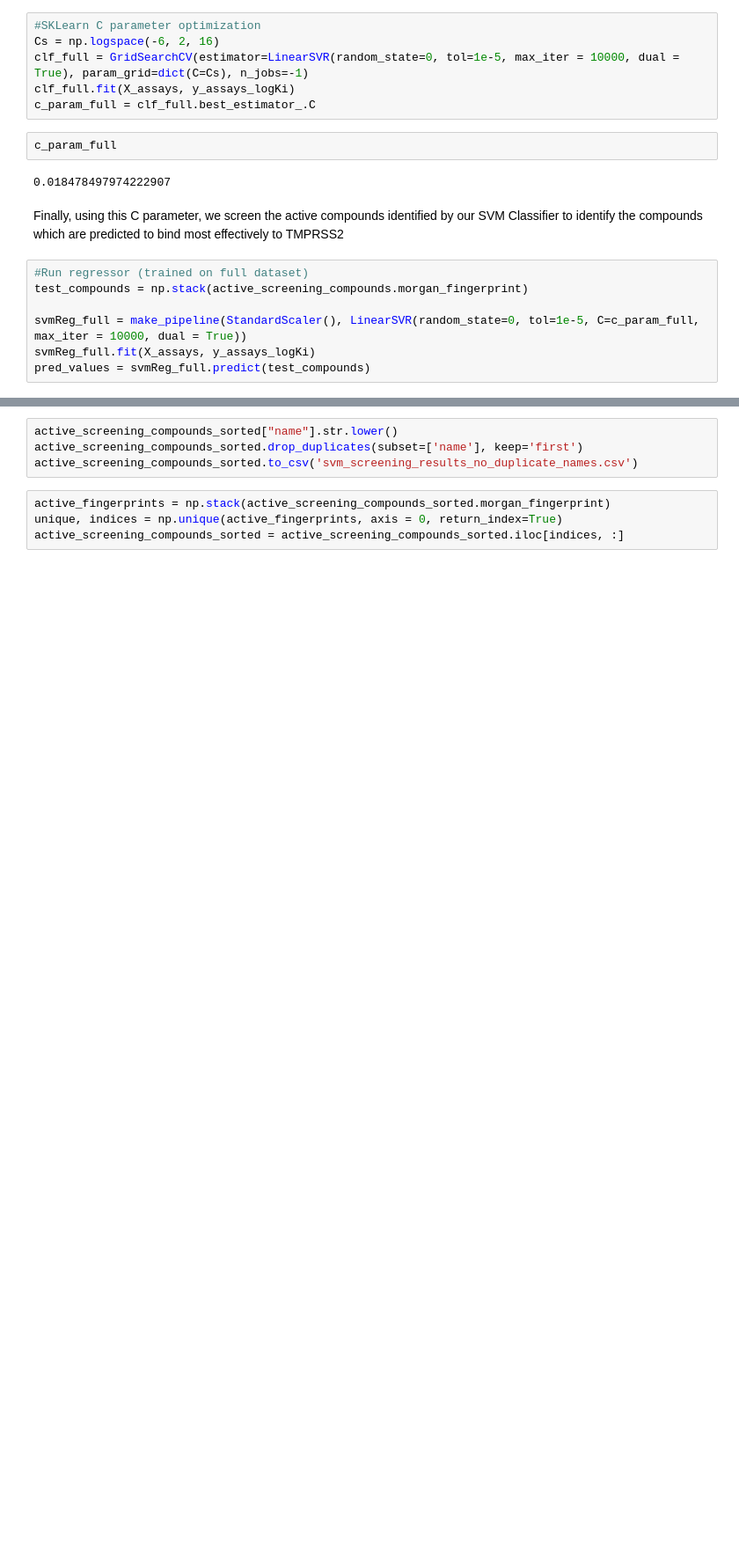
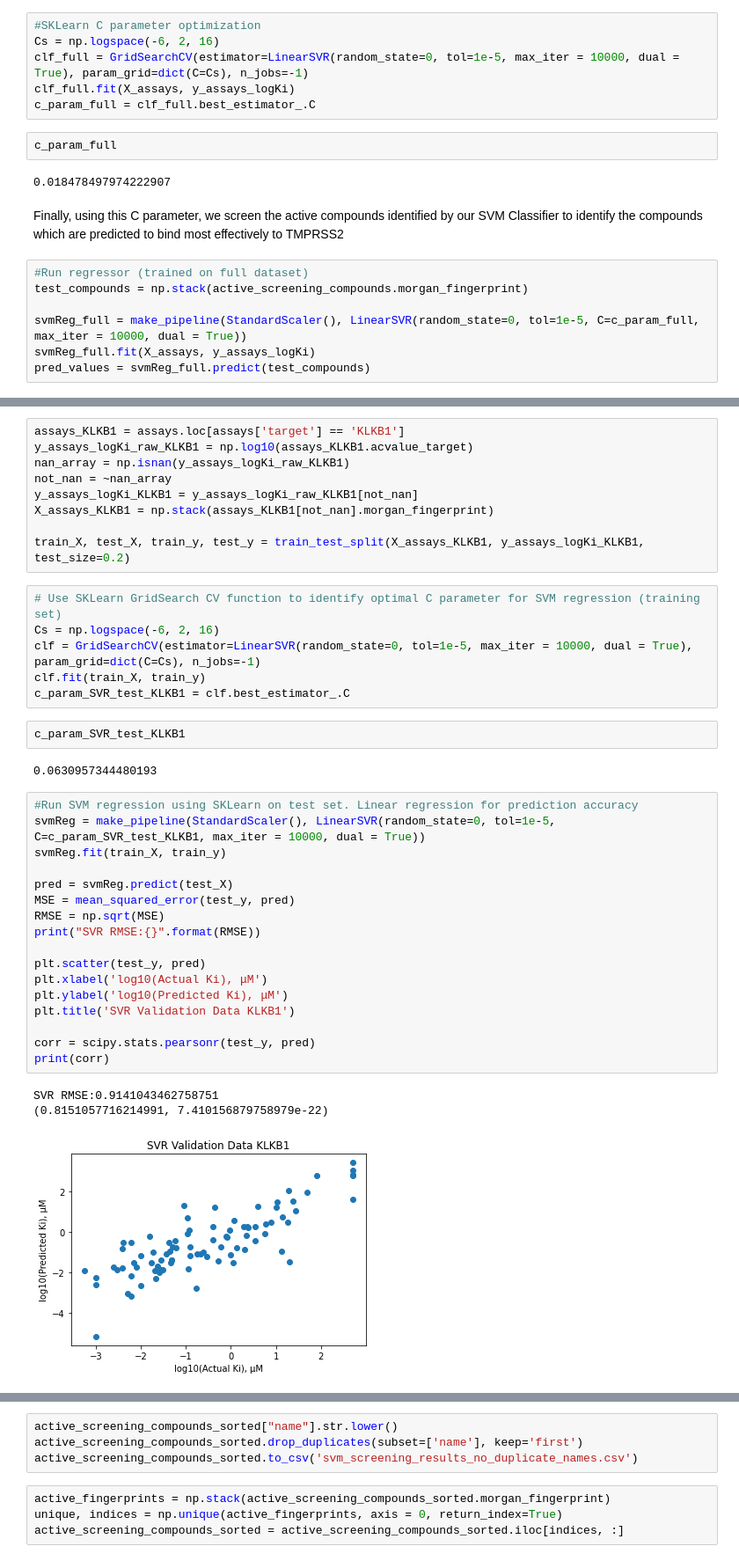
Before and after one commit to srensi/tmprss2, a Jupyter notebook: notebooks/TMPRSS2_SVM.ipynb, the cells around one changed output, grey strips where cells are left out. Shown at 88% size. Drawn from its saved outputs; the diff is of its cells as text; blank space fills up the shorter version.

```diff
--- a/notebooks/TMPRSS2_SVM.ipynb
+++ b/notebooks/TMPRSS2_SVM.ipynb
@@ -239,0 +239,40 @@ Text(0.5, 1.0, 'Predicted Ki Values of Potentially-Active Compounds')
+# %%
+assays_KLKB1 = assays.loc[assays['target'] == 'KLKB1']
+y_assays_logKi_raw_KLKB1 = np.log10(assays_KLKB1.acvalue_target)
+nan_array = np.isnan(y_assays_logKi_raw_KLKB1)
+not_nan = ~nan_array
+y_assays_logKi_KLKB1 = y_assays_logKi_raw_KLKB1[not_nan]
+X_assays_KLKB1 = np.stack(assays_KLKB1[not_nan].morgan_fingerprint)
+
+train_X, test_X, train_y, test_y = train_test_split(X_assays_KLKB1, y_assays_logKi_KLKB1, test_size=0.2)
+# %%
+# Use SKLearn GridSearch CV function to identify optimal C parameter for SVM regression (training set)
+Cs = np.logspace(-6, 2, 16)
+clf = GridSearchCV(estimator=LinearSVR(random_state=0, tol=1e-5, max_iter = 10000, dual = True), param_grid=dict(C=Cs), n_jobs=-1)
+clf.fit(train_X, train_y)
+c_param_SVR_test_KLKB1 = clf.best_estimator_.C
+# %%
+c_param_SVR_test_KLKB1
+# %% [output]
+0.0630957344480193
+# %%
+#Run SVM regression using SKLearn on test set. Linear regression for prediction accuracy
+svmReg = make_pipeline(StandardScaler(), LinearSVR(random_state=0, tol=1e-5, C=c_param_SVR_test_KLKB1, max_iter = 10000, dual = True))
+svmReg.fit(train_X, train_y)
+
+pred = svmReg.predict(test_X)
+MSE = mean_squared_error(test_y, pred)
+RMSE = np.sqrt(MSE)
+print("SVR RMSE:{}".format(RMSE))
+
+plt.scatter(test_y, pred)
+plt.xlabel('log10(Actual Ki), μM')
+plt.ylabel('log10(Predicted Ki), μM')
+plt.title('SVR Validation Data KLKB1')
+
+corr = scipy.stats.pearsonr(test_y, pred)
+print(corr)
+# %% [output]
+SVR RMSE:0.9141043462758751
+(0.8151057716214991, 7.410156879758979e-22)
+[figure, added]
```
Also changed, not shown: parts of 18 cells of this notebook.
